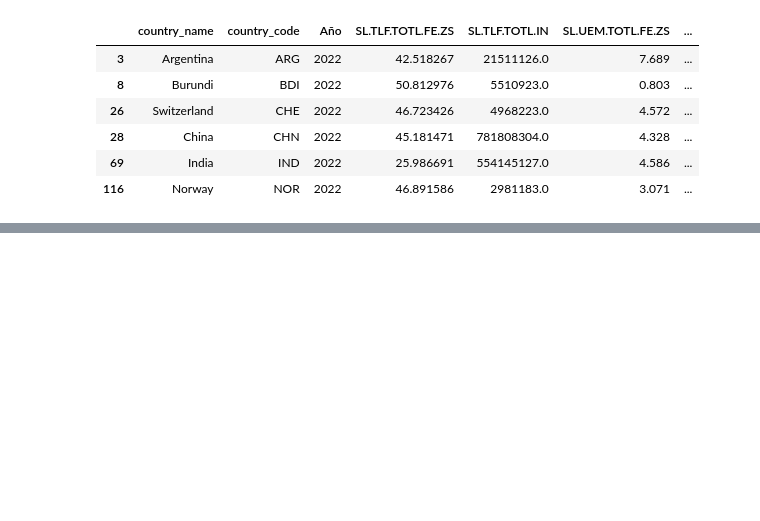
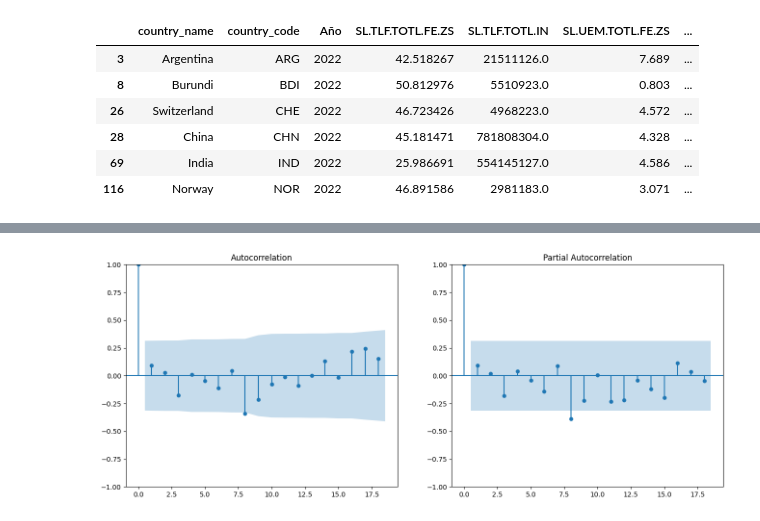
Before and after one commit to mkiszkur/TT1, a Jupyter notebook: 03_eda/EDA_entrega_3.ipynb, the cells around one changed output, grey strips where cells are left out. Cells and saved outputs as stored; diff of their text form; code cells hidden in the pictures; blank space fills up the shorter version.

```diff
--- a/03_eda/EDA_entrega_3.ipynb
+++ b/03_eda/EDA_entrega_3.ipynb
@@ -2777,0 +2933,7 @@ clustered_data [clustered_data['country_code'].isin (['ARG', 'BMU', 'CHE', 'NOR'
+# %%
+# Graficar ACF y PACF para determinar p y q
+fig, axes = plt.subplots(1, 2, figsize=(16, 6))
+fig = sm.graphics.tsa.plot_acf(gni_diff, lags=18, ax=axes[0])
+fig = sm.graphics.tsa.plot_pacf(gni_diff, lags=18, ax=axes[1])
+# %% [output]
+[figure, added]
```
Also changed, not shown: parts of 19 cells of this notebook, 6 other files.
